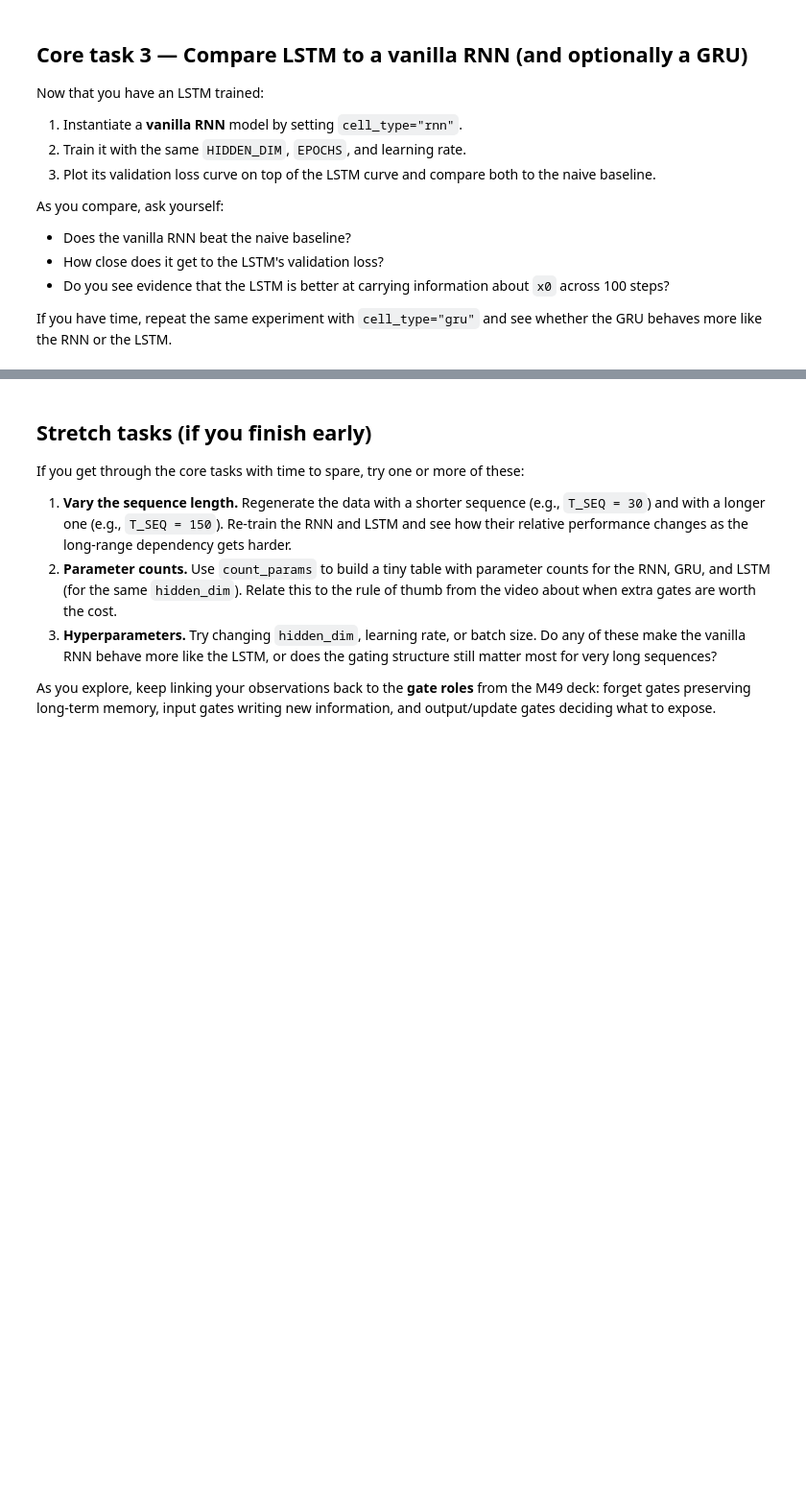
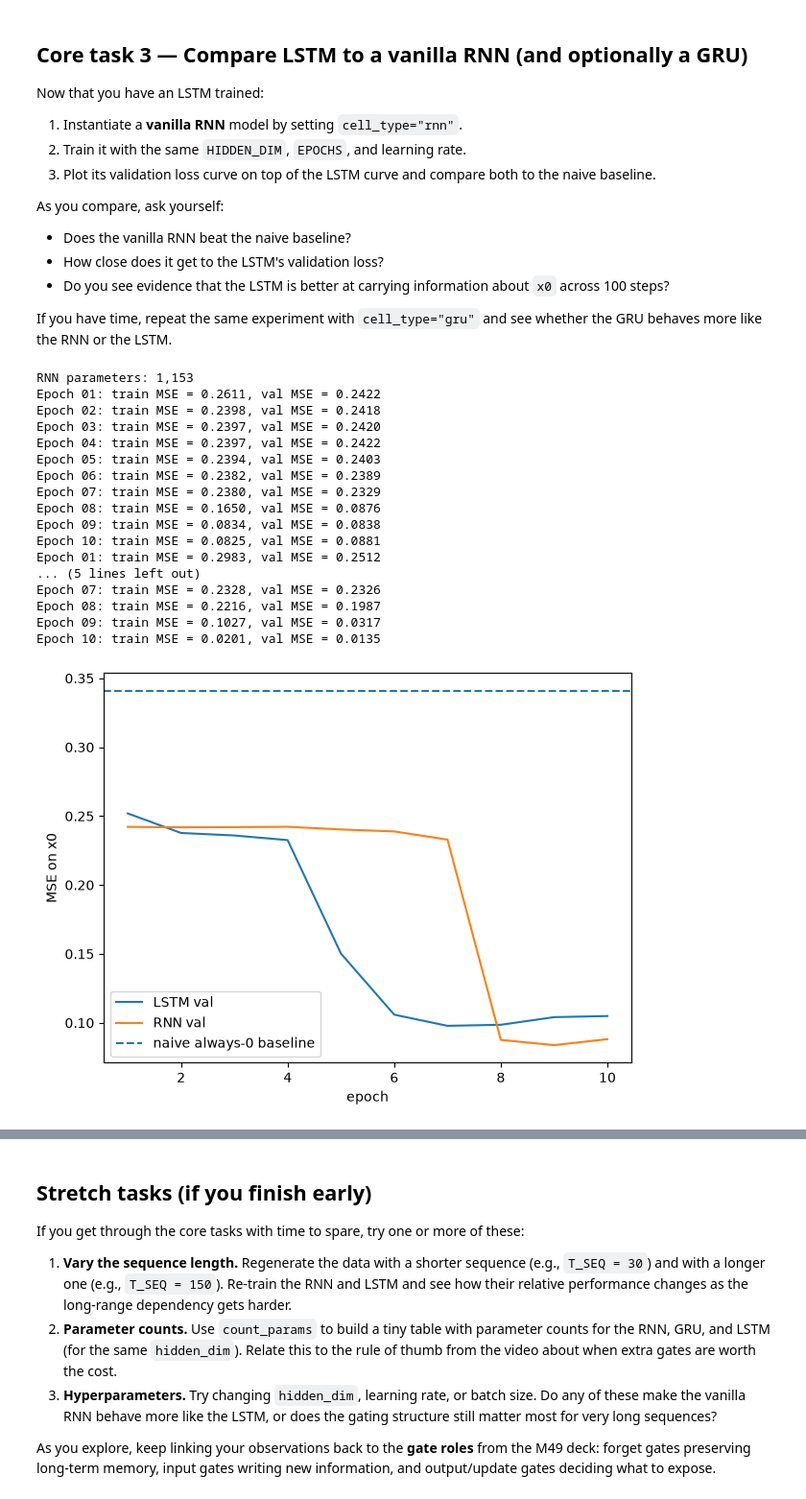
Before and after one commit to YanruiWang/CSCI3151_note, a Jupyter notebook: m49.ipynb, the cells around one changed output, grey strips where cells are left out. Shown at 96% size. Cells and saved outputs as stored; diff of their text form; code cells hidden in the pictures; blank space fills up the shorter version.

```diff
--- a/m49.ipynb
+++ b/m49.ipynb
@@ -260,22 +290,41 @@ If you have time, repeat the same experiment with `cell_type="gru"` and see whet
 # %%
 # TODO: train a vanilla RNN (and optionally a GRU) on the same task
 
 rnn_model = RandomWalkRegressor(cell_type="rnn", hidden_dim=HIDDEN_DIM)
 print(f"RNN parameters: {count_params(rnn_model):,}")
 
 # Uncomment the line below to train the RNN.
-# rnn_history = train_regressor(rnn_model, train_loader, val_loader, epochs=EPOCHS, lr=1e-3)
+rnn_history = train_regressor(rnn_model, train_loader, val_loader, epochs=EPOCHS, lr=1e-3)
 
 # After training, you can compare validation losses, for example:
-# plt.figure()
-# plt.plot(lstm_history["epoch"], lstm_history["val_loss"], label="LSTM val")
-# plt.plot(rnn_history["epoch"], rnn_history["val_loss"], label="RNN val")
-# plt.axhline(naive_mse, linestyle="--", label="naive always-0 baseline")
-# plt.xlabel("epoch")
-# plt.ylabel("MSE on x0")
-# plt.legend()
-# plt.tight_layout()
+plt.figure()
+plt.plot(lstm_history["epoch"], lstm_history["val_loss"], label="LSTM val")
+plt.plot(rnn_history["epoch"], rnn_history["val_loss"], label="RNN val")
+plt.axhline(naive_mse, linestyle="--", label="naive always-0 baseline")
+plt.xlabel("epoch")
+plt.ylabel("MSE on x0")
+plt.legend()
+plt.tight_layout()
 
 # OPTIONAL: try a GRU as well by changing cell_type to "gru".
-# gru_model = RandomWalkRegressor(cell_type="gru", hidden_dim=HIDDEN_DIM)
-# gru_history = train_regressor(gru_model, train_loader, val_loader, epochs=EPOCHS, lr=1e-3)
+gru_model = RandomWalkRegressor(cell_type="gru", hidden_dim=HIDDEN_DIM)
+gru_history = train_regressor(gru_model, train_loader, val_loader, epochs=EPOCHS, lr=1e-3)
+# %% [output]
+RNN parameters: 1,153
+Epoch 01: train MSE = 0.2611, val MSE = 0.2422
+Epoch 02: train MSE = 0.2398, val MSE = 0.2418
+Epoch 03: train MSE = 0.2397, val MSE = 0.2420
+Epoch 04: train MSE = 0.2397, val MSE = 0.2422
+Epoch 05: train MSE = 0.2394, val MSE = 0.2403
+Epoch 06: train MSE = 0.2382, val MSE = 0.2389
+Epoch 07: train MSE = 0.2380, val MSE = 0.2329
+Epoch 08: train MSE = 0.1650, val MSE = 0.0876
+Epoch 09: train MSE = 0.0834, val MSE = 0.0838
+Epoch 10: train MSE = 0.0825, val MSE = 0.0881
+Epoch 01: train MSE = 0.2983, val MSE = 0.2512
+... (5 lines left out)
+Epoch 07: train MSE = 0.2328, val MSE = 0.2326
+Epoch 08: train MSE = 0.2216, val MSE = 0.1987
+Epoch 09: train MSE = 0.1027, val MSE = 0.0317
+Epoch 10: train MSE = 0.0201, val MSE = 0.0135
+[figure, added]
```
Also changed, not shown: parts of 8 cells of this notebook, 2 other files.
